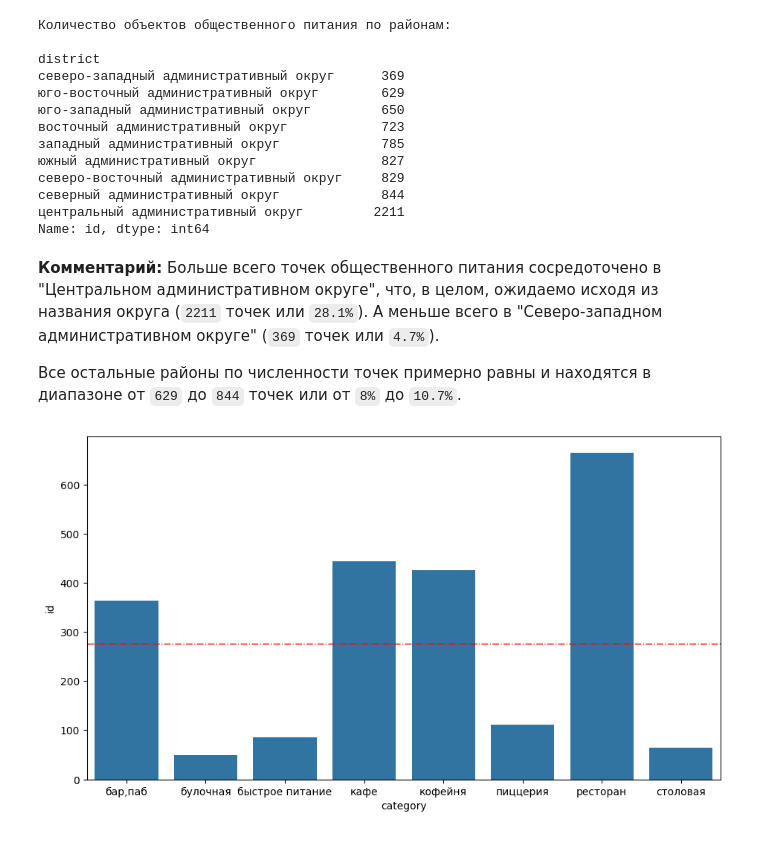
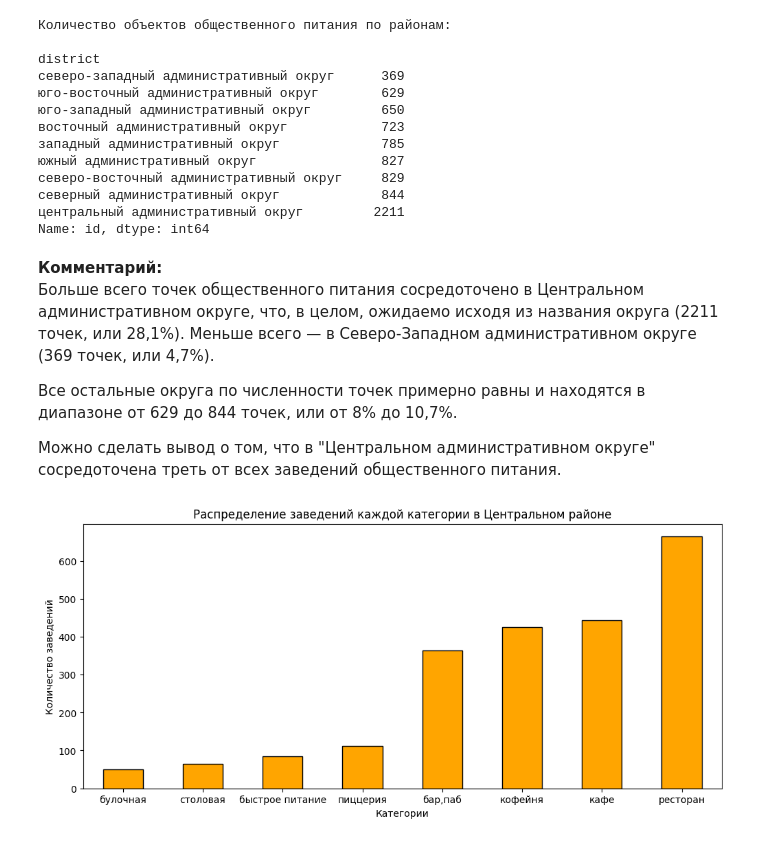
Before and after one commit to achezganov/msk_food_investment_research, a Jupyter notebook: EDA.ipynb, the cells around one changed output. Drawn from its saved outputs; the diff is of its cells as text; code cells hidden in the pictures.

Commit message:
[upd] Завершение EDA + Выводы, Рекомендации
Завершение EDA, промежуточные выводы, формирование рекомендаций.

```diff
--- a/EDA.ipynb
+++ b/EDA.ipynb
@@ -276,7 +278,8 @@ df['rating'] = df['rating'].astype('int8')
 # %%
 # Выполняем преобразование seats, middle_avg_bill и middle_coffee_cup
 
-change_cols = ['seats', 'middle_avg_bill', 'middle_coffee_cup']
+df['seats'] = df['seats'].astype('float32') # Эмпирическим путем было установлено, float16 приводик к ошибкам
+change_cols = ['middle_avg_bill', 'middle_coffee_cup']
 df[change_cols] = df[change_cols].astype('float16')
 # %%
 # Выведем результат преобразований
@@ -644,6 +647,8 @@ df[['hours', 'hours_on_week', 'hours_on_weekend'] + bool_cols]
 | 7281 | ежедневно, 11:30–05:00 | 87.50 | 35.0 | False | True | True | True | True |
 | 6866 | ежедневно, круглосуточно | 120.00 | 48.0 | True | True | True | True | True |
 7867 rows × 8 columns
+# %%
+df = df.reset_index(drop=True)
 # %% [markdown]
 Парсер отлично справился, все необходимые данные извлечены.
 # %% [markdown]
@@ -821,20 +827,27 @@ district
 Name: id, dtype: int64
 # %% [markdown]
 **Комментарий:**
-Больше всего точек общественного питания сосредоточено в "Центральном административном округе", что, в целом, ожидаемо исходя из названия округа (`2211` точек или `28.1%`). А меньше всего в "Cеверо-западном административном округе" (`369` точек или `4.7%`).
+Больше всего точек общественного питания сосредоточено в Центральном административном округе, что, в целом, ожидаемо исходя из названия округа (2211 точек, или 28,1%). Меньше всего — в Северо-Западном административном округе (369 точек, или 4,7%).
 
-Все остальные районы по численности точек примерно равны и находятся в диапазоне от `629` до `844` точек или от `8%` до `10.7%`.
+Все остальные округа по численности точек примерно равны и находятся в диапазоне от 629 до 844 точек, или от 8% до 10,7%.
+
+Можно сделать вывод о том, что в "Центральном административном округе" сосредоточена треть от всех заведений общественного питания.
 # %%
-plt.figure(figsize=(11, 6))
-ndf = df[df['district'] == 'центральный административный округ'].groupby('category')['id'].count()
-sns.barplot(ndf)
+# Формируем данные
+frac = df[df['district'] == 'центральный административный округ'].groupby('category')['id'].count().sort_values()
 
-plt.axhline(ndf.mean(),
-            color='red',
-            linestyle='-.',
-            linewidth=1,
-            label=f'Доля нелояльных клиентов {round(ndf.mean(),4)}')
+# Теперь визуализируем поведение категорий в "Центральном районе"
+frac.plot(
+    kind='bar',
+    title='Распределение заведений каждой категории в Центральном районе',
+    xlabel='Категории',
+    ylabel='Количество заведений',
+    color='orange',
+    edgecolor='k',
+    rot=0,
+    figsize=(12, 5)
+)
 
 plt.show()
 # %% [output]
-[figure, old version]
+[figure, new version]
```
Also changed, not shown: parts of 53 cells of this notebook, 1 other file.
